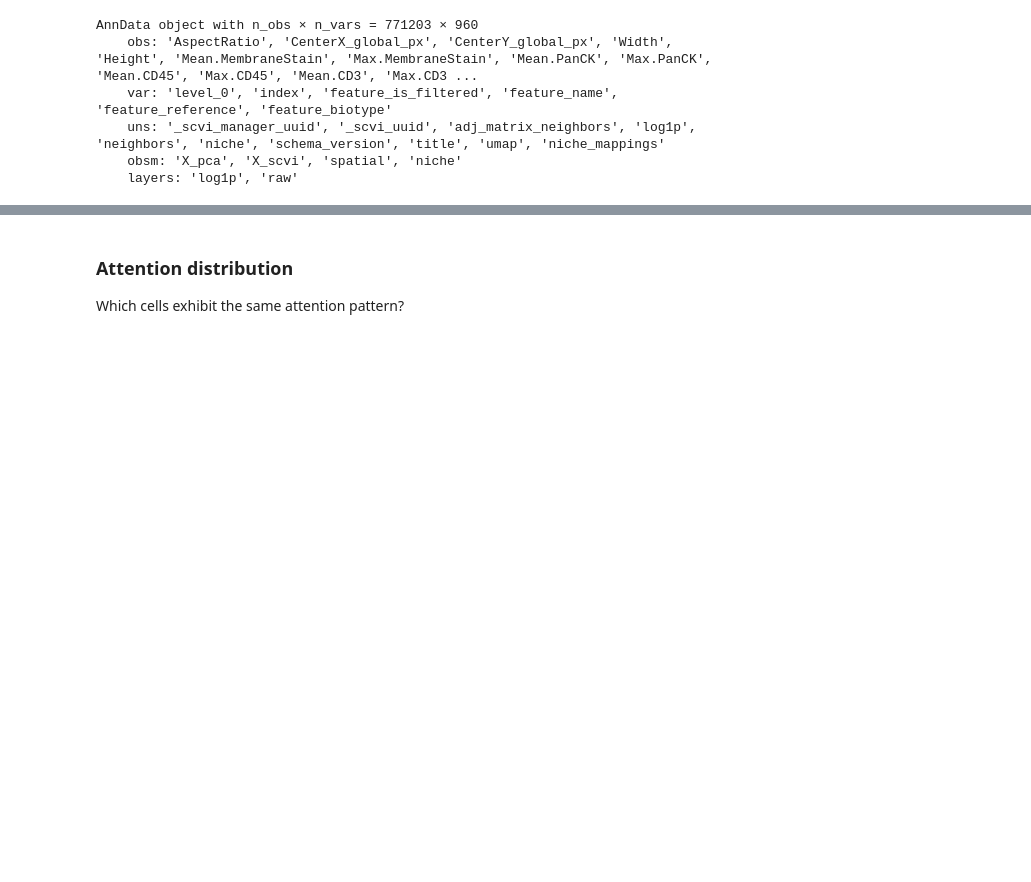
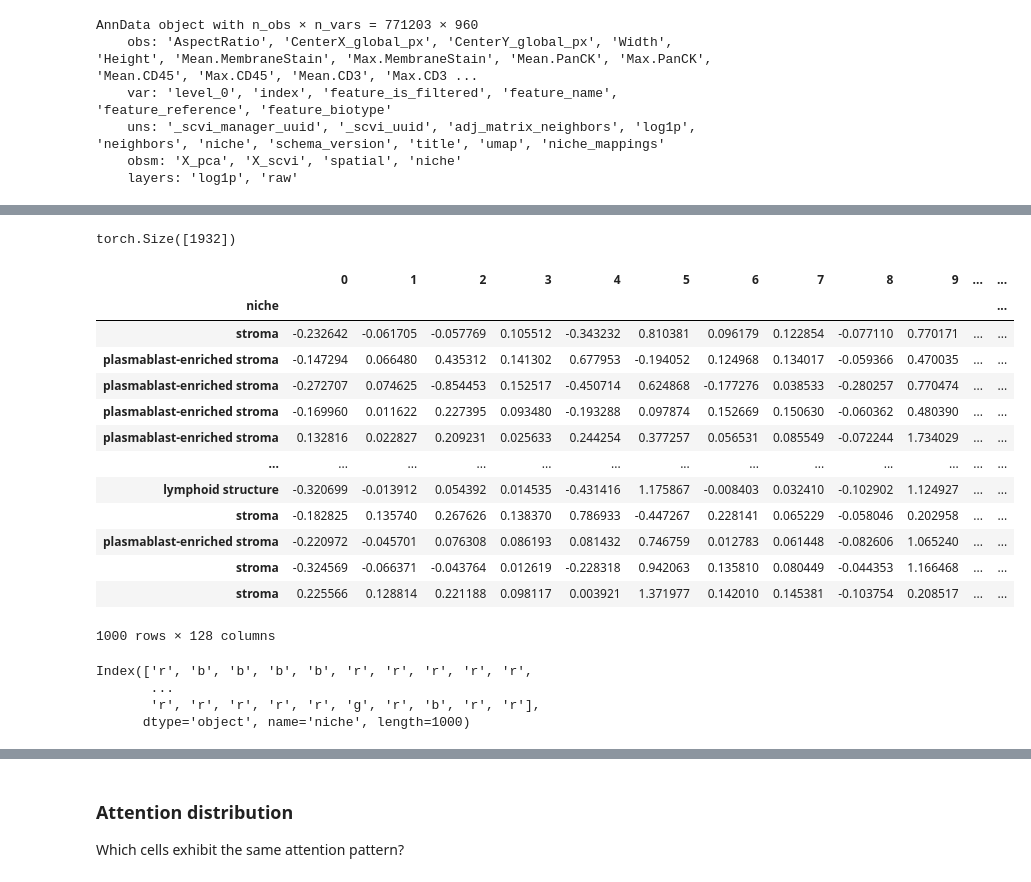
Before and after one commit to theislab/interscale, a Jupyter notebook: docs/notebooks/evaluation.ipynb, the cells around one changed output, grey strips where cells are left out. Drawn from its saved outputs; the diff is of its cells as text; code cells hidden in the pictures; blank space fills up the shorter version.

```diff
--- a/docs/notebooks/evaluation.ipynb
+++ b/docs/notebooks/evaluation.ipynb
@@ -248,0 +263,5 @@ AnnData object with n_obs × n_vars = 771203 × 960
+# %%
+obs_names = pyg_datas[0].obs_names
+obs_names.shape
+# %% [output]
+torch.Size([1932])
@@ -248,0 +278,27 @@ AnnData object with n_obs × n_vars = 771203 × 960
+# %%
+df
+# %% [output]
+|  | 0 | 1 | 2 | 3 | 4 | 5 | 6 | 7 | 8 | 9 | ... | ... |
+| niche |  |  |  |  |  |  |  |  |  |  |  | ... |
+| stroma | -0.232642 | -0.061705 | -0.057769 | 0.105512 | -0.343232 | 0.810381 | 0.096179 | 0.122854 | -0.077110 | 0.770171 | ... | ... |
+| plasmablast-enriched stroma | -0.147294 | 0.066480 | 0.435312 | 0.141302 | 0.677953 | -0.194052 | 0.124968 | 0.134017 | -0.059366 | 0.470035 | ... | ... |
+| plasmablast-enriched stroma | -0.272707 | 0.074625 | -0.854453 | 0.152517 | -0.450714 | 0.624868 | -0.177276 | 0.038533 | -0.280257 | 0.770474 | ... | ... |
+| plasmablast-enriched stroma | -0.169960 | 0.011622 | 0.227395 | 0.093480 | -0.193288 | 0.097874 | 0.152669 | 0.150630 | -0.060362 | 0.480390 | ... | ... |
+| plasmablast-enriched stroma | 0.132816 | 0.022827 | 0.209231 | 0.025633 | 0.244254 | 0.377257 | 0.056531 | 0.085549 | -0.072244 | 1.734029 | ... | ... |
+| ... | ... | ... | ... | ... | ... | ... | ... | ... | ... | ... | ... | ... |
+| lymphoid structure | -0.320699 | -0.013912 | 0.054392 | 0.014535 | -0.431416 | 1.175867 | -0.008403 | 0.032410 | -0.102902 | 1.124927 | ... | ... |
+| stroma | -0.182825 | 0.135740 | 0.267626 | 0.138370 | 0.786933 | -0.447267 | 0.228141 | 0.065229 | -0.058046 | 0.202958 | ... | ... |
+| plasmablast-enriched stroma | -0.220972 | -0.045701 | 0.076308 | 0.086193 | 0.081432 | 0.746759 | 0.012783 | 0.061448 | -0.082606 | 1.065240 | ... | ... |
+| stroma | -0.324569 | -0.066371 | -0.043764 | 0.012619 | -0.228318 | 0.942063 | 0.135810 | 0.080449 | -0.044353 | 1.166468 | ... | ... |
+| stroma | 0.225566 | 0.128814 | 0.221188 | 0.098117 | 0.003921 | 1.371977 | 0.142010 | 0.145381 | -0.103754 | 0.208517 | ... | ... |
+1000 rows × 128 columns
+# %%
+# for each cell the cell type or niche
+lut = dict(zip(df.index.unique(), "rbg"))
+row_colors = df.index.map(lut)
+row_colors
+# %% [output]
+Index(['r', 'b', 'b', 'b', 'b', 'r', 'r', 'r', 'r', 'r',
+       ...
+       'r', 'r', 'r', 'r', 'r', 'g', 'r', 'b', 'r', 'r'],
+      dtype='object', name='niche', length=1000)
```
Also changed, not shown: parts of 11 cells of this notebook, 15 other files.
